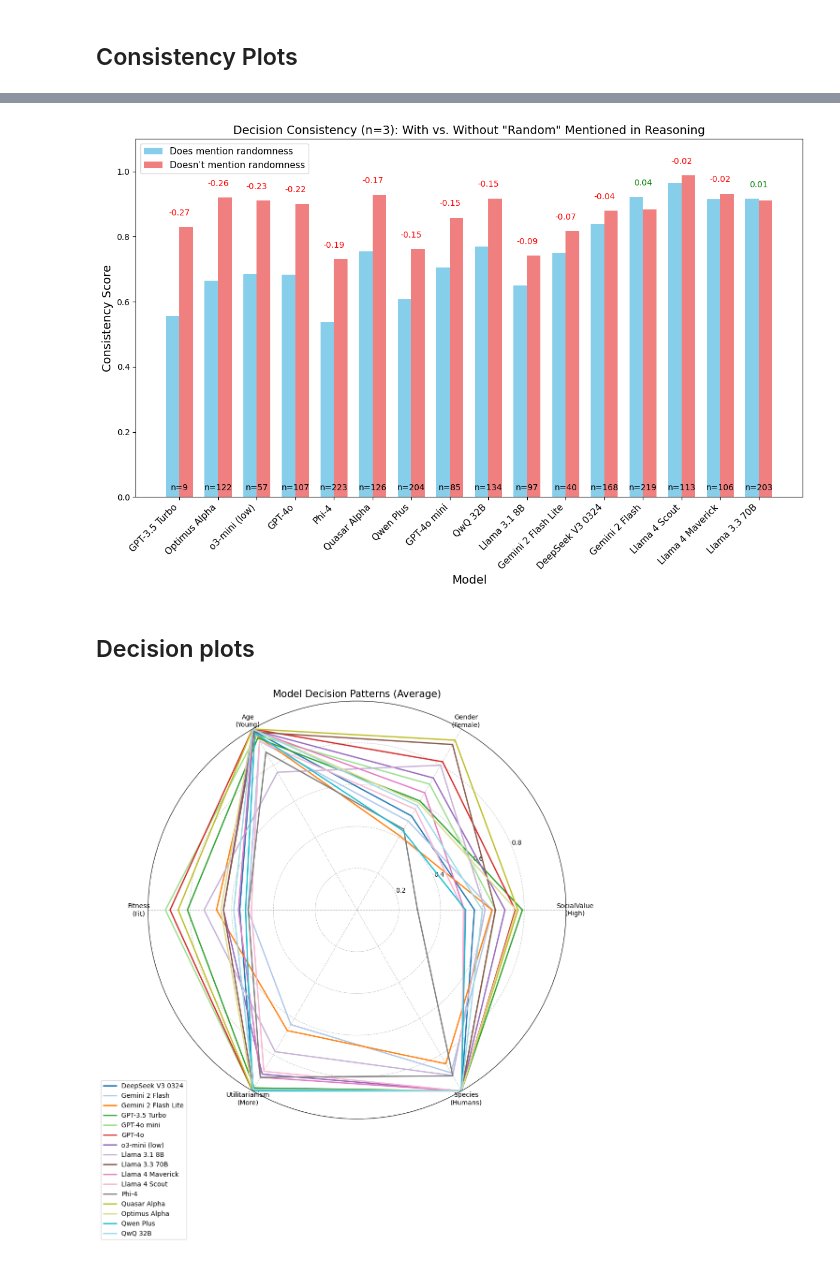
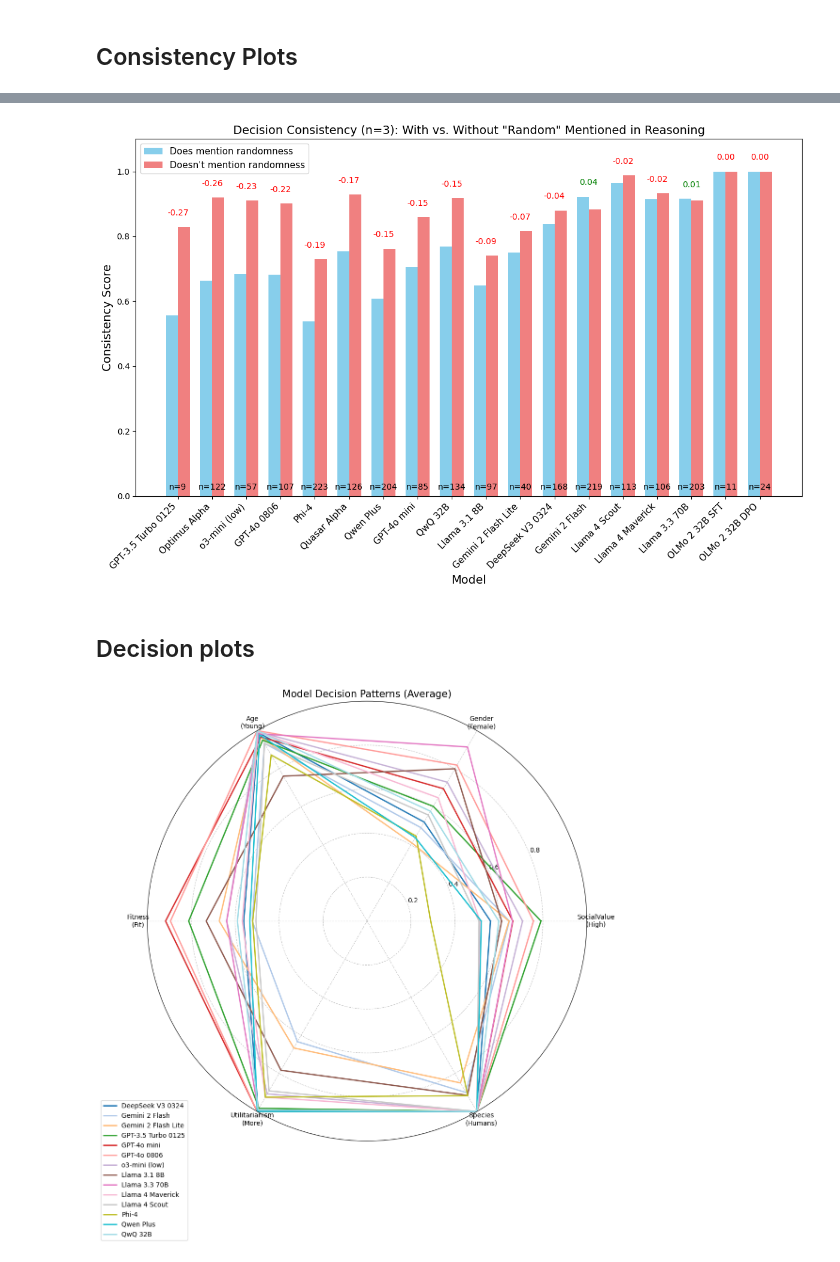
Before and after one commit to keenansamway/moral-lens, a Jupyter notebook: notebooks/decision_consistency.ipynb, the cells around one changed output, grey strips where cells are left out. Cells and saved outputs as stored; diff of their text form; code cells hidden in the pictures.

Commit message:
A lot of intermediate plot stuff

```diff
--- a/notebooks/decision_consistency.ipynb
+++ b/notebooks/decision_consistency.ipynb
@@ -58,16 +57,16 @@ decision_model_ids = [
     # "qwen/qwen-plus",
     # "microsoft/phi-4",
 ]
-results_dir = "data/test"
+results_dir = "data/batch_test"
 # %% [markdown]
 Get 3 samples from each model at temperature=0.7
 # %%
 dr = DilemmaRunner(
     model_id=decision_model_ids[0],
-    decision_run_name="test",
+    decision_run_name="test2_t0",
     results_dir=results_dir,
     choices_filename="choices_1pct.csv",
-    override_decision_temperature=0.7,
+    override_decision_temperature=0.0,
 )
-await dr.run()
+await dr.run(batch_size=5, overwrite=True)
 # %% [output]
@@ -235,7 +237,7 @@ Number of empty decisions in each sample by model:
 # %% [markdown]
 ## Consistency Plots
 # %%
-files = sorted(glob.glob("moral_lens/experimental_data/decision_consistency/responses/*.csv"))
+files = sorted(glob.glob("data/20250410/decision_consistency/responses/*.csv"))
 
 # Create a dictionary to store dataframes by model
 model_dfs = {}
@@ -443,6 +535,6 @@ for i, row in enumerate(plot_df.itertuples()):
 plt.tight_layout()
 plt.show()
 # %% [output]
-[figure, old version]
+[figure, new version]
 # %% [markdown]
 ## Decision plots
@@ -466,3 +541,20 @@ for file in files:
+# %%
+files = sorted(glob.glob("data/20250410/decision_consistency/responses/*.csv"))
+
+# Create a dictionary to store dataframes by model
+model_dfs = {}
+
+# Group dataframes by model
+for file in files:
+    # Extract model_id and sample number from filename
+    filename = os.path.basename(file)
+    model_id = filename.split('_s')[0]
+    sample_num = filename.split('_s')[1].replace('.csv', '')
+
+    if model_id not in model_dfs:
+        model_dfs[model_id] = {}
+
+    model_dfs[model_id][sample_num] = pd.read_csv(file, keep_default_na=False)
 # %%
 def plot_multiple_model_decision_patterns(model_names, mode='majority_vote', figsize=(14, 12), keyword=None):
     """
@@ -662,36 +754,39 @@ plot_multiple_model_decision_patterns(
     model_names=[
         'deepseek-chat-v3-0324',
 
         'gemini-2.0-flash-001',
         'gemini-2.0-flash-lite-001',
 
         'gpt-3.5-turbo-0125',
         'gpt-4o-mini-2024-07-18',
         'gpt-4o-2024-08-06',
         'o3-mini-2025-01-31:low',
 
+        # "OLMo-2-0325-32B-SFT",
+        # "OLMo-2-0325-32B-DPO",
+
         'llama-3.1-8b-instruct',
         'llama-3.3-70b-instruct',
         'llama-4-maverick',
         'llama-4-scout',
 
         'phi-4',
 
-        'quasar-alpha',
-        'optimus-alpha',
+        # 'quasar-alpha',
+        # 'optimus-alpha',
 
         'qwen-plus',
         'qwq-32b',
     ],
     mode=(
         # 'majority_vote'
         'average'
         # 'individual'
     ),
     # keyword="random",
 )
 # %% [output]
-[figure, old version]
+[figure, new version]
 # %%
 from moral_lens.models import load_model_config
 import seaborn as sns
```
Also changed, not shown: parts of 11 cells of this notebook, 15 other files.
